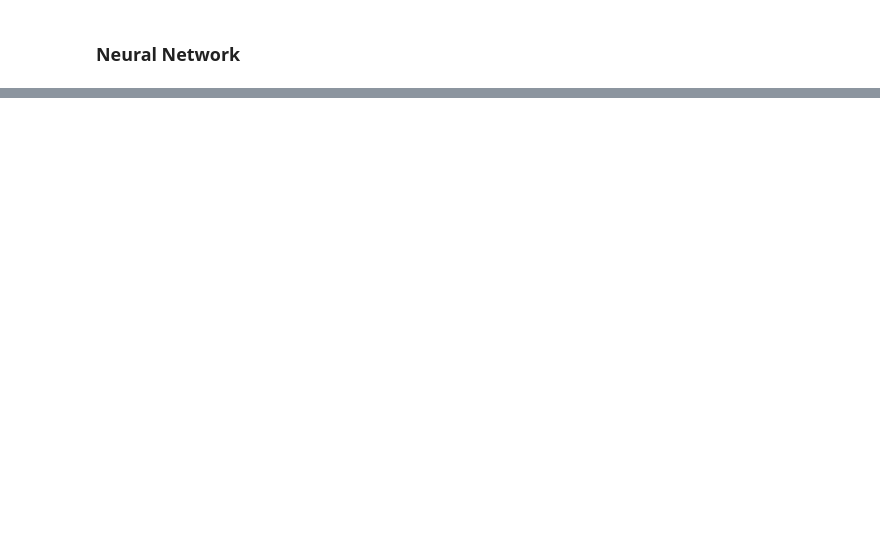
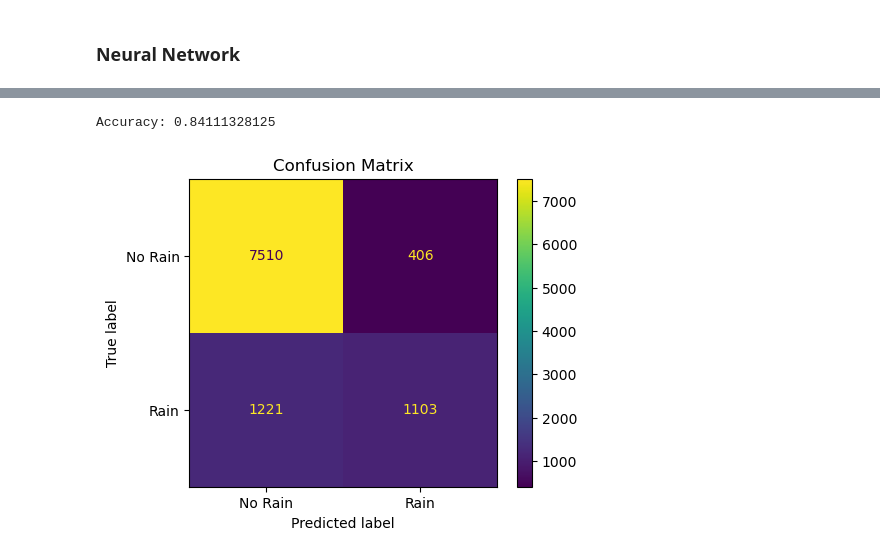
Before and after one commit to augustusamedume1234/Data-Mining-Assigment-3, a Jupyter notebook: Assignment3.ipynb, the cells around one changed output, grey strips where cells are left out. Cells and saved outputs as stored; diff of their text form; code cells hidden in the pictures; blank space fills up the shorter version.

```diff
--- a/Assignment3.ipynb
+++ b/Assignment3.ipynb
@@ -183,0 +310,24 @@ weighted avg       0.84      0.85      0.84     10240
+# %%
+from sklearn.neighbors import KNeighborsClassifier
+
+KNN_model = KNeighborsClassifier(weights='distance',n_neighbors=20)
+KNN_model.fit(X_train, y_train)
+y_pred = KNN_model.predict(X_test)
+
+Accuracy = accuracy_score(y_test, y_pred)
+print(f'Accuracy: {Accuracy}')
+# %% [output]
+Accuracy: 0.84111328125
+# %%
+cm = confusion_matrix(y_test, y_pred)
+
+# Create a confusion matrix display
+fig, ax = plt.subplots(figsize=(5, 4), dpi=100)
+cmp = ConfusionMatrixDisplay(confusion_matrix=cm, display_labels=["No Rain", "Rain"])
+cmp.plot(ax=ax)
+
+# Set the title
+plt.title('Confusion Matrix')
+plt.show()
+# %% [output]
+[figure, added]
```
Also changed, not shown: parts of 10 cells of this notebook, 3 other files.
